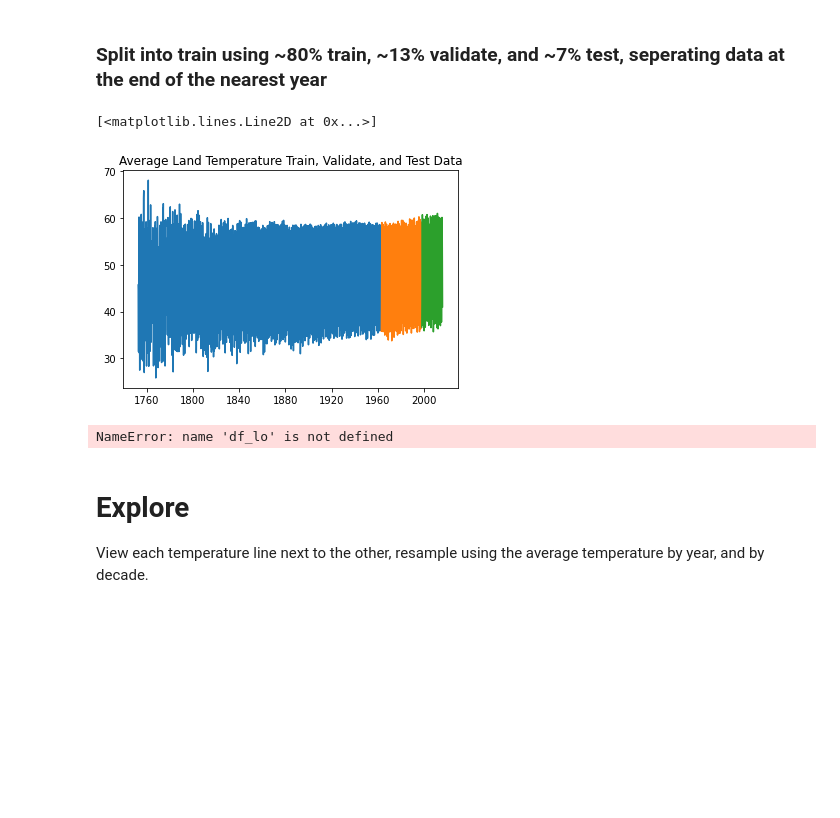
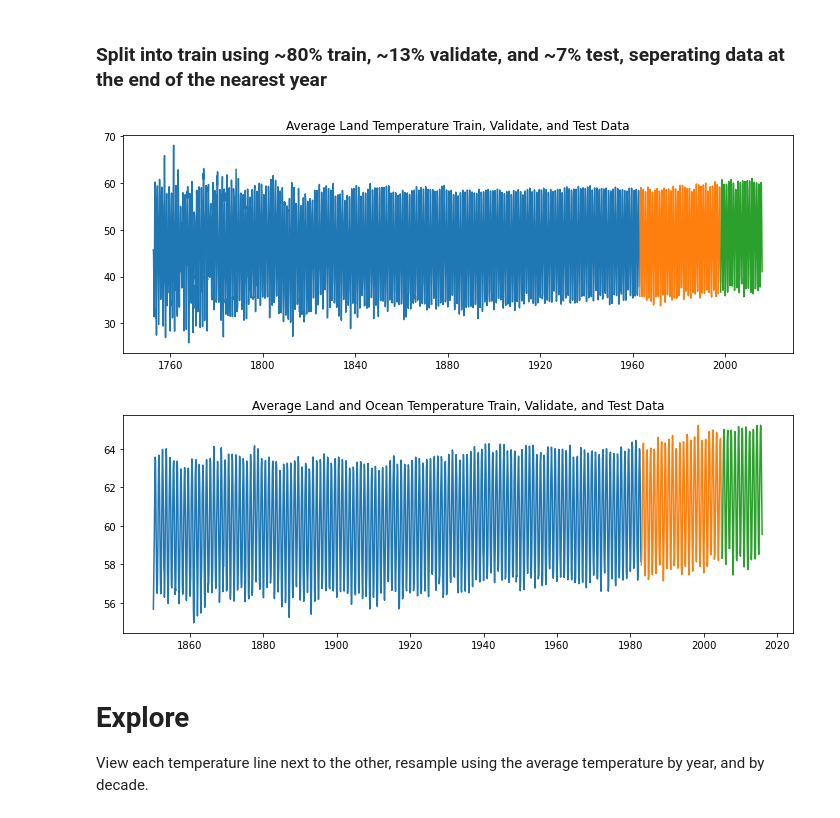
Before and after one commit to Johndsalas/earths_temperature_time_series, a Jupyter notebook: main_notebook.ipynb, the cells around one changed output. Cells and saved outputs as stored; diff of their text form; code cells hidden in the pictures; blank space fills up the shorter version.

```diff
--- a/main_notebook.ipynb
+++ b/main_notebook.ipynb
@@ -49,25 +50,11 @@ df_land, df_ocean = wrangle.pre_split_prep()
 ### Split into train using ~80% train, ~13% validate, and ~7% test, seperating data at the end of the nearest year
 # %%
 train_land, validate_land, test_land, train_ocean, validate_ocean, test_ocean = wrangle.tvt_split(df_land, df_ocean)
-# %%
-
-plt.title("Average Land Temperature Train, Validate, and Test Data")
-plt.plot(train_land.index, train_land.LandAverageTemperature)
-plt.plot(validate_land.index, validate_land.LandAverageTemperature)
-plt.plot(test_land.index, test_land.LandAverageTemperature)
-plt.show()
-# %% [output]
-[<matplotlib.lines.Line2D at 0x...>]
-[figure, removed]
-# %%
-
-
-plt.title("Average Land and Ocean Temperature Train, Validate, and Test Data")
-plt.plot(train_ocean.index, train_ocean.LandAndOceanAverageTemperature)
-plt.plot(validate_ocean.index, validate_ocean.LandAndOceanAverageTemperature)
-plt.plot(test_ocean.index, test_ocean.LandAndOceanAverageTemperature)
-# %% [output]
-NameError: name 'df_lo' is not defined
+# %%
+wrangle.show_split(train_land, validate_land, test_land, train_ocean, validate_ocean, test_ocean)
+# %% [output]
+[figure, added]
+[figure, added]
 # %% [markdown]
 # Explore
 
```
Also changed, not shown: parts of 14 cells of this notebook, 3 other files.
